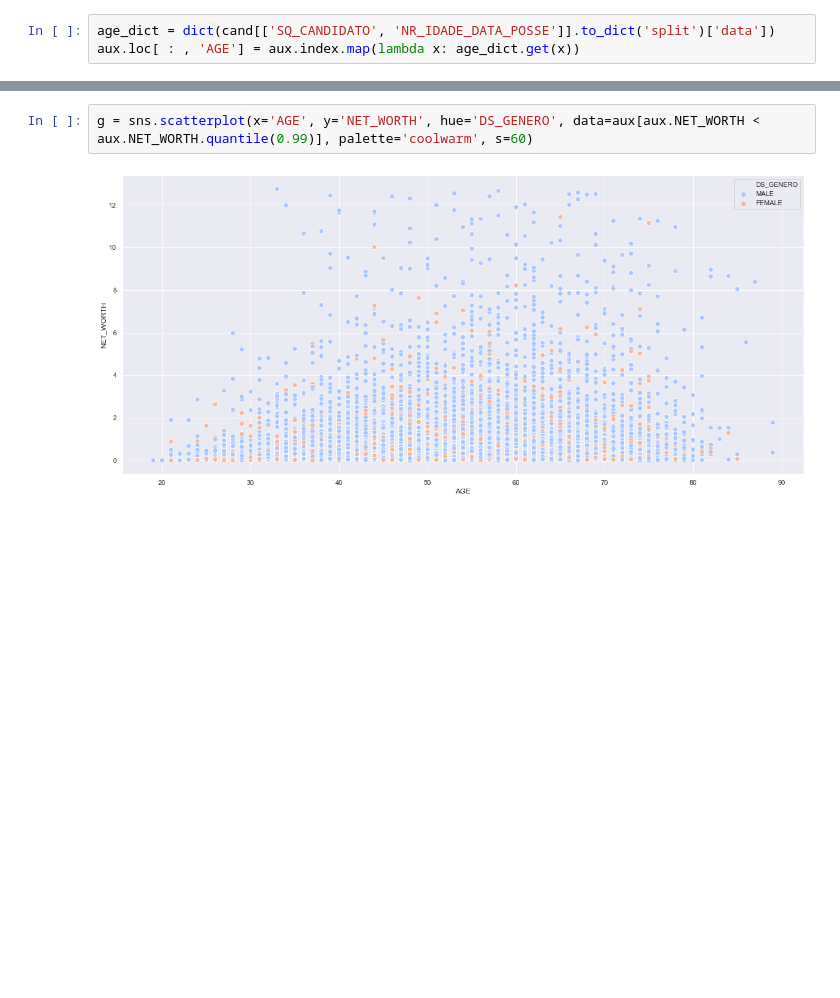
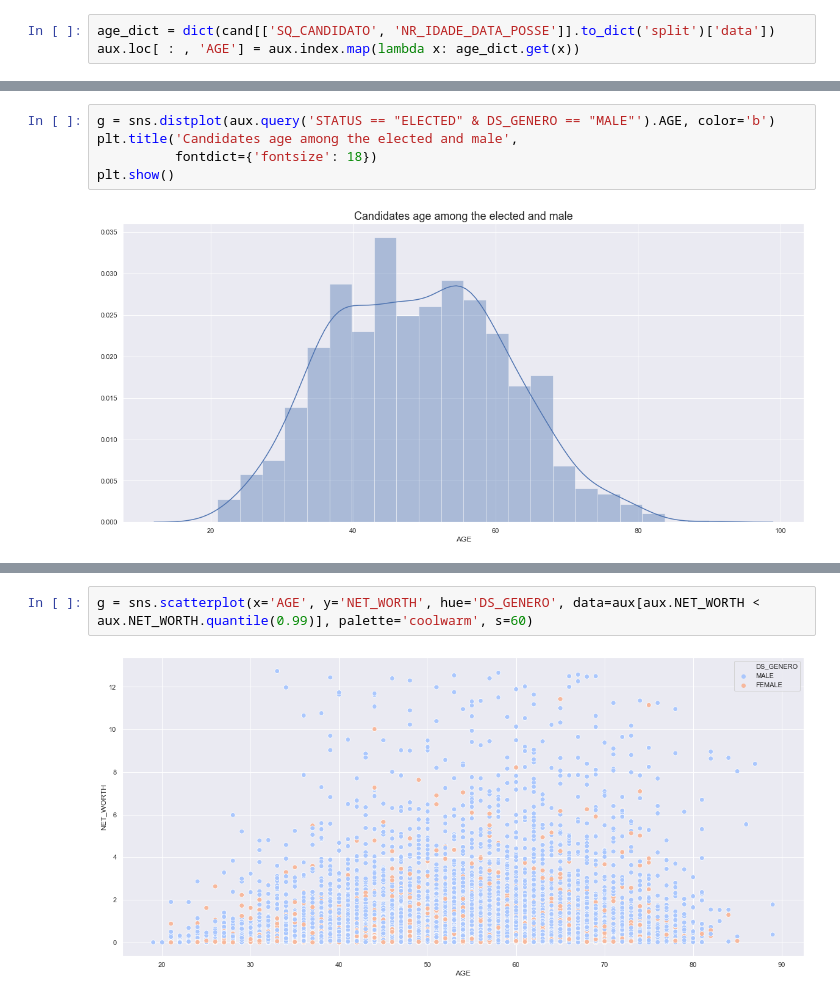
Before and after one commit to gguillaux/brazil_elections_2018, a Jupyter notebook: EDA.ipynb, the cells around one changed output, grey strips where cells are left out. Cells and saved outputs as stored; diff of their text form; blank space fills up the shorter version.

```diff
--- a/EDA.ipynb
+++ b/EDA.ipynb
@@ -211,0 +254,7 @@ sns.distplot(aux.AGE[aux.AGE < 90])
+# %%
+g = sns.distplot(aux.query('STATUS == "ELECTED" & DS_GENERO == "MALE"').AGE, color='b')
+plt.title('Candidates age among the elected and male',
+          fontdict={'fontsize': 18})
+plt.show()
+# %% [output]
+[figure, added]
```
Also changed, not shown: parts of 8 cells of this notebook.
